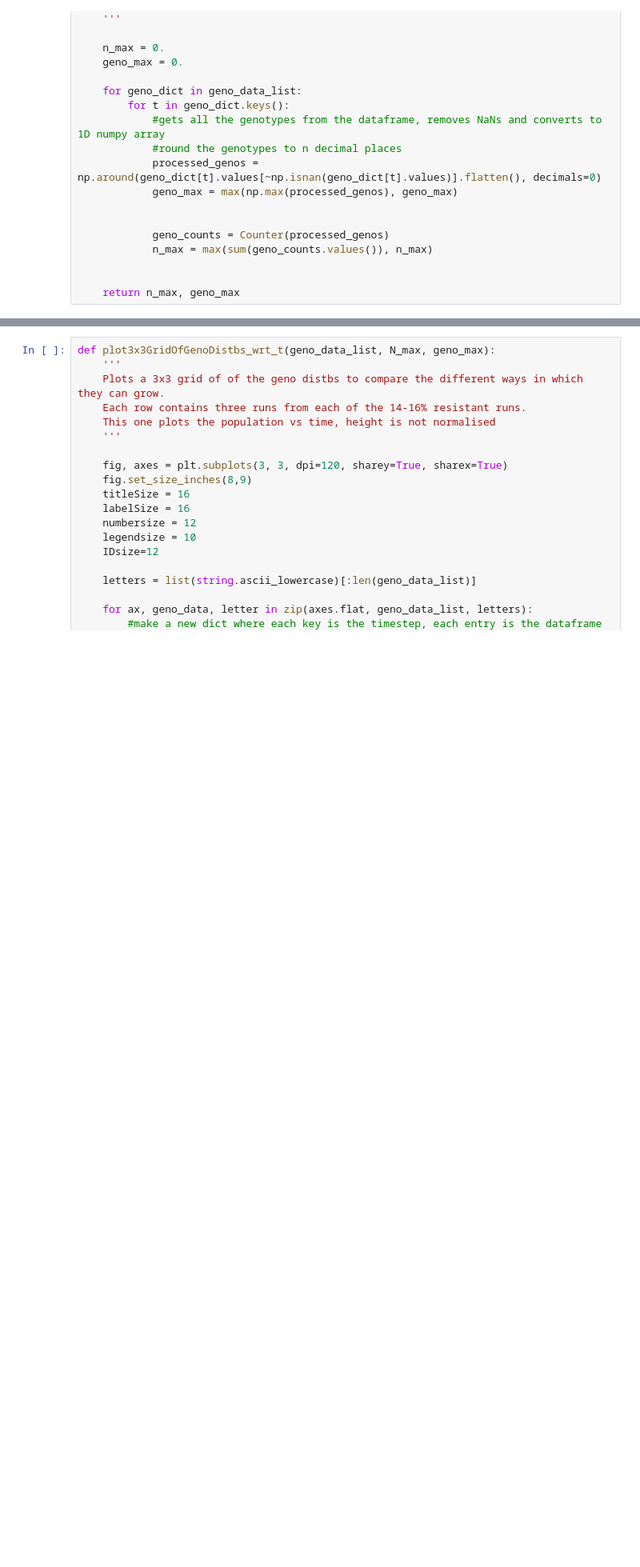
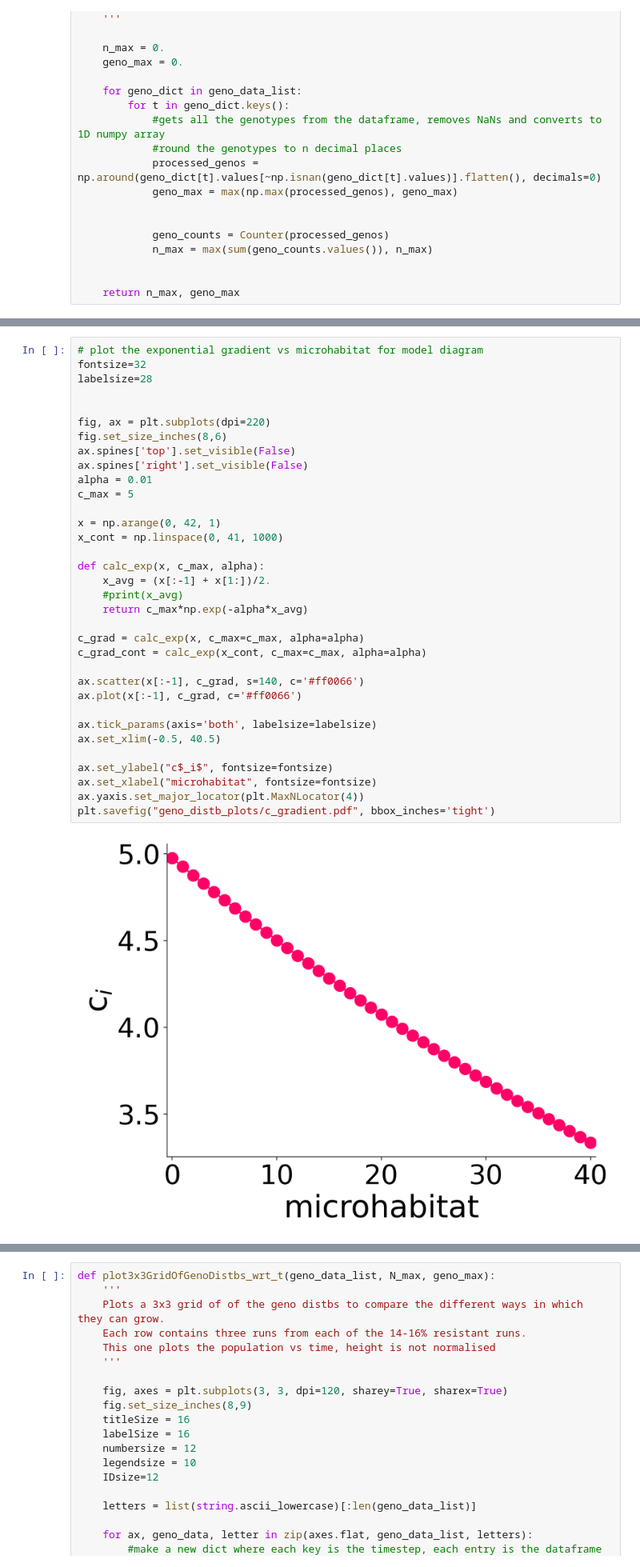
Before and after one commit to patricksinclair/multispecies_postprocessing, a Jupyter notebook: geno_distbs/varying_susceps/geno_distb_plotter.ipynb, the cells around one changed output, grey strips where cells are left out. Shown: that part at 80% size. Saved outputs shown, nothing was run; the diff lists cells and outputs as text; blank space fills up the shorter version.

```diff
--- a/geno_distbs/varying_susceps/geno_distb_plotter.ipynb
+++ b/geno_distbs/varying_susceps/geno_distb_plotter.ipynb
@@ -518,0 +708,36 @@ n_max, geno_max = getN_maxAndGeno_max(geno_3x3_plot_data)
+# %%
+# plot the exponential gradient vs microhabitat for model diagram
+fontsize=32
+labelsize=28
+
+
+fig, ax = plt.subplots(dpi=220)
+fig.set_size_inches(8,6)
+ax.spines['top'].set_visible(False)
+ax.spines['right'].set_visible(False)
+alpha = 0.01
+c_max = 5
+
+x = np.arange(0, 42, 1)
+x_cont = np.linspace(0, 41, 1000)
+
+def calc_exp(x, c_max, alpha):
+    x_avg = (x[:-1] + x[1:])/2.
+    #print(x_avg)
+    return c_max*np.exp(-alpha*x_avg)
+
+c_grad = calc_exp(x, c_max=c_max, alpha=alpha)
+c_grad_cont = calc_exp(x_cont, c_max=c_max, alpha=alpha)
+
+ax.scatter(x[:-1], c_grad, s=140, c='#ff0066')
+ax.plot(x[:-1], c_grad, c='#ff0066')
+
+ax.tick_params(axis='both', labelsize=labelsize)
+ax.set_xlim(-0.5, 40.5)
+
+ax.set_ylabel("c$_i$", fontsize=fontsize)
+ax.set_xlabel("microhabitat", fontsize=fontsize)
+ax.yaxis.set_major_locator(plt.MaxNLocator(4))
+plt.savefig("geno_distb_plots/c_gradient.pdf", bbox_inches='tight')
+# %% [output]
+[figure, added]
```
Also changed, not shown: parts of 10 cells of this notebook.
